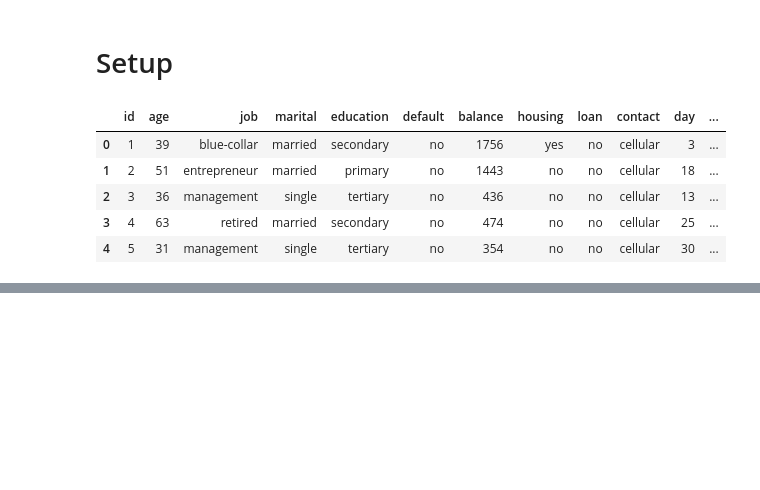
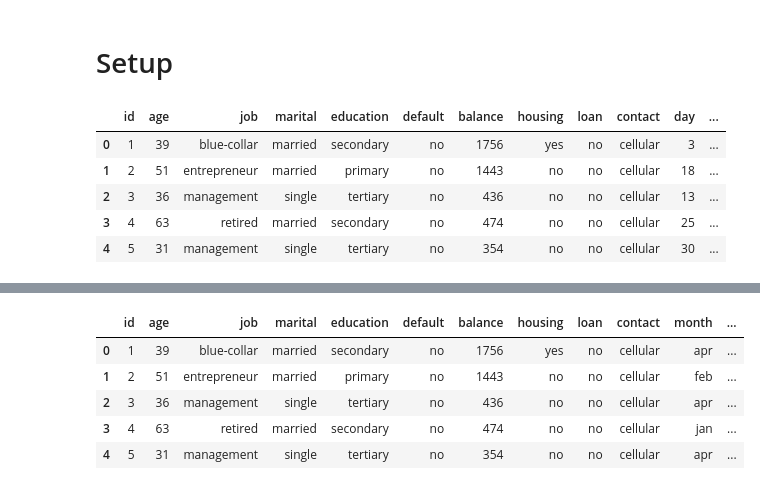
Before and after one commit to ognis1205/deepanalytics-bank, a Jupyter notebook: 02_feature_engineering.ipynb, the cells around one changed output, grey strips where cells are left out. Cells and saved outputs as stored; diff of their text form; code cells hidden in the pictures; blank space fills up the shorter version.

```diff
--- a/02_feature_engineering.ipynb
+++ b/02_feature_engineering.ipynb
@@ -16,8 +16,8 @@ from xgboost.sklearn import XGBClassifier
 from sklearn.model_selection import train_test_split
 from sklearn.metrics import roc_auc_score
 # %%
-df = pd.read_csv('data/train.csv')
-df.head()
+train = pd.read_csv("data/train.csv")
+train.head()
 # %% [output]
 |  | id | age | job | marital | education | default | balance | housing | loan | contact | day | ... |
 | 0 | 1 | 39 | blue-collar | married | secondary | no | 1756 | yes | no | cellular | 3 | ... |
@@ -25,24 +25,3 @@ df.head()
 | 2 | 3 | 36 | management | single | tertiary | no | 436 | no | no | cellular | 13 | ... |
 | 3 | 4 | 63 | retired | married | secondary | no | 474 | no | no | cellular | 25 | ... |
 | 4 | 5 | 31 | management | single | tertiary | no | 354 | no | no | cellular | 30 | ... |
-# %%
-from sklearn.base import BaseEstimator, TransformerMixin
-
-def month(month):
-    return int(datetime.datetime.strptime(month, '%b').date().strftime('%m'))
-
-def date(month, day):
-    return int(datetime.datetime.strptime("{} {}".format(month, day), '%b %d').date().strftime('%j'))
-
-def week_day(day):
-    return -1 if day == -1 else day % 7
-
-class DateTransformer(BaseEstimator, TransformerMixin):
-    def __init__(self):
-        pass
-
-    def fit(self, X, y=None):
-        return self
-
-    def transform(self, df):
-        df['month_num'] = np.vectorize(month)(df['month'])
@@ -48,0 +48,27 @@ class DateTransformer(BaseEstimator, TransformerMixin):
+# %%
+from sklearn.base import BaseEstimator, TransformerMixin
+
+def date_feat(month, day):
+    return int(datetime.datetime.strptime("{} {}".format(month, day), '%b %d').date().strftime('%j'))
+
+def pdays_feat(day):
+    return -1 if day == -1 else day % 7
+
+def transform(X):
+    X['dayofyear_'] = np.vectorize(date_feat)(X['month'], X['day'])
+    X['dayofweek']  = X['dayofyear_'] % 7
+    X['pdayofweek'] = np.vectorize(pdays_feat)(X['pdays'])
+    X = X.drop("dayofyear_", axis=1)
+    X = X.drop("day", axis=1)
+    X = X.drop("pdays", axis=1)
+    return X
+
+train_num = transform(train.copy())
+train_num.head()
+# %% [output]
+|  | id | age | job | marital | education | default | balance | housing | loan | contact | month | ... |
+| 0 | 1 | 39 | blue-collar | married | secondary | no | 1756 | yes | no | cellular | apr | ... |
+| 1 | 2 | 51 | entrepreneur | married | primary | no | 1443 | no | no | cellular | feb | ... |
+| 2 | 3 | 36 | management | single | tertiary | no | 436 | no | no | cellular | apr | ... |
+| 3 | 4 | 63 | retired | married | secondary | no | 474 | no | no | cellular | jan | ... |
+| 4 | 5 | 31 | management | single | tertiary | no | 354 | no | no | cellular | apr | ... |
```
Also changed, not shown: parts of 14 cells of this notebook.
